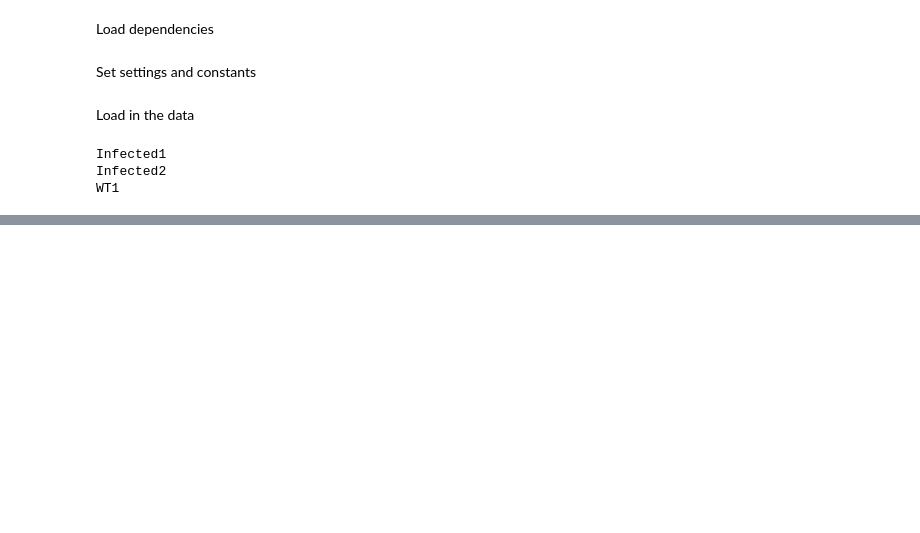
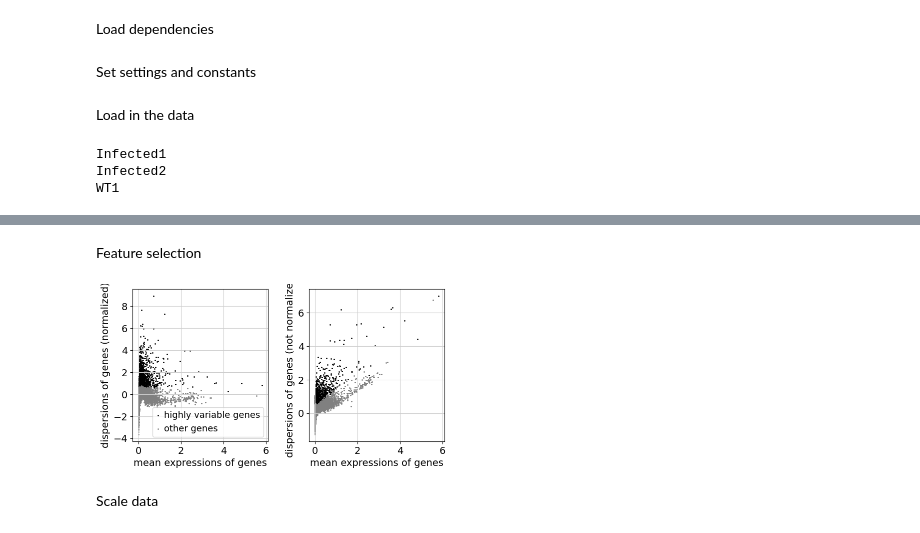
Before and after one commit to CorwinAnsley/biol5177_work, a Jupyter notebook: cw_2/cw_analysis.ipynb, the cells around one changed output, grey strips where cells are left out. Cells and saved outputs as stored; diff of their text form; code cells hidden in the pictures; blank space fills up the shorter version.

```diff
--- a/cw_2/cw_analysis.ipynb
+++ b/cw_2/cw_analysis.ipynb
@@ -128,0 +77,9 @@ adata.obs
+# %% [markdown]
+Feature selection
+# %%
+sc.pp.highly_variable_genes(adata, n_top_genes=2000, batch_key="sample")
+sc.pl.highly_variable_genes(adata)
+# %% [output]
+[figure, added]
+# %% [markdown]
+Scale data
```
Also changed, not shown: parts of 17 cells of this notebook.
